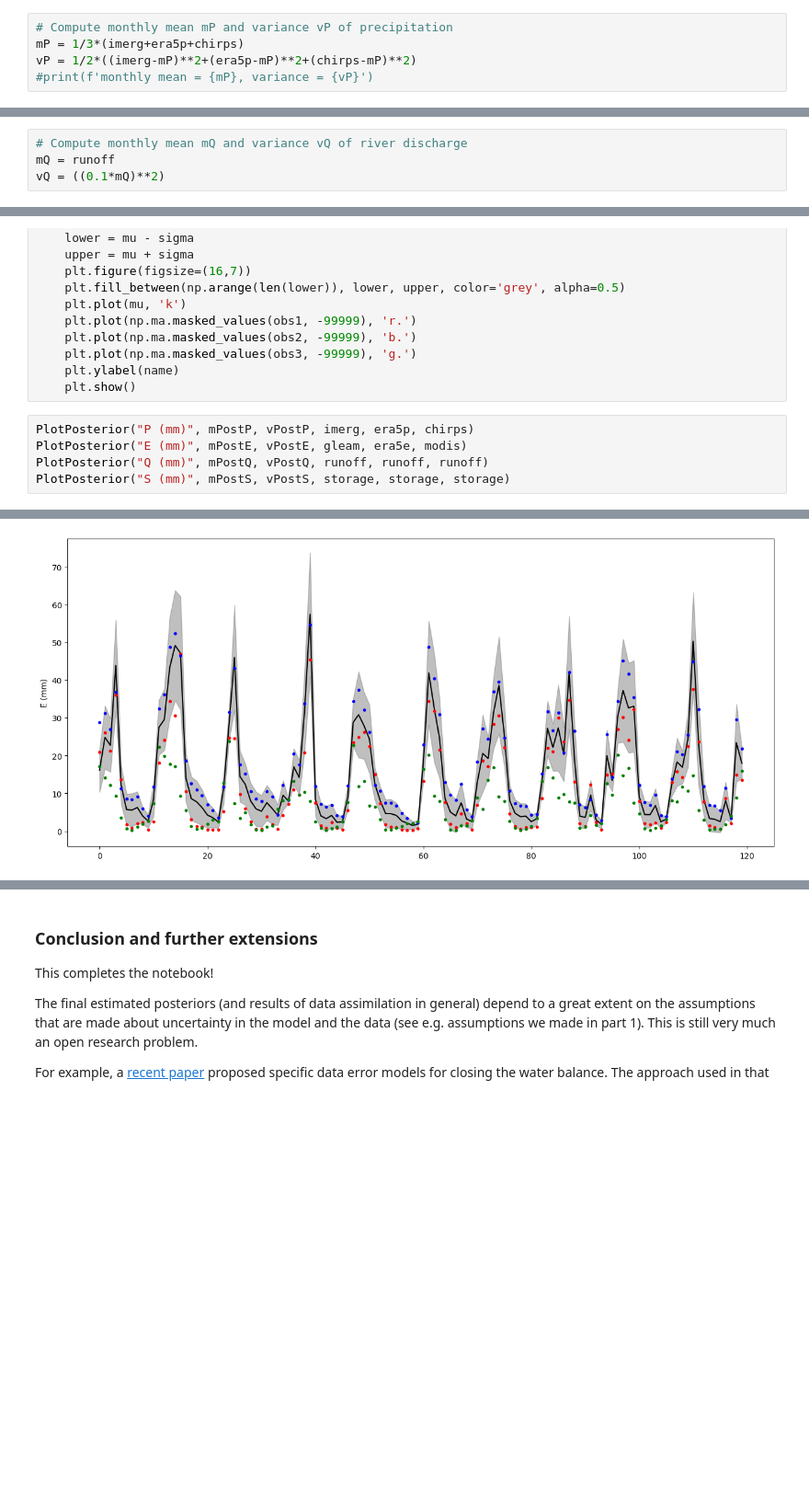
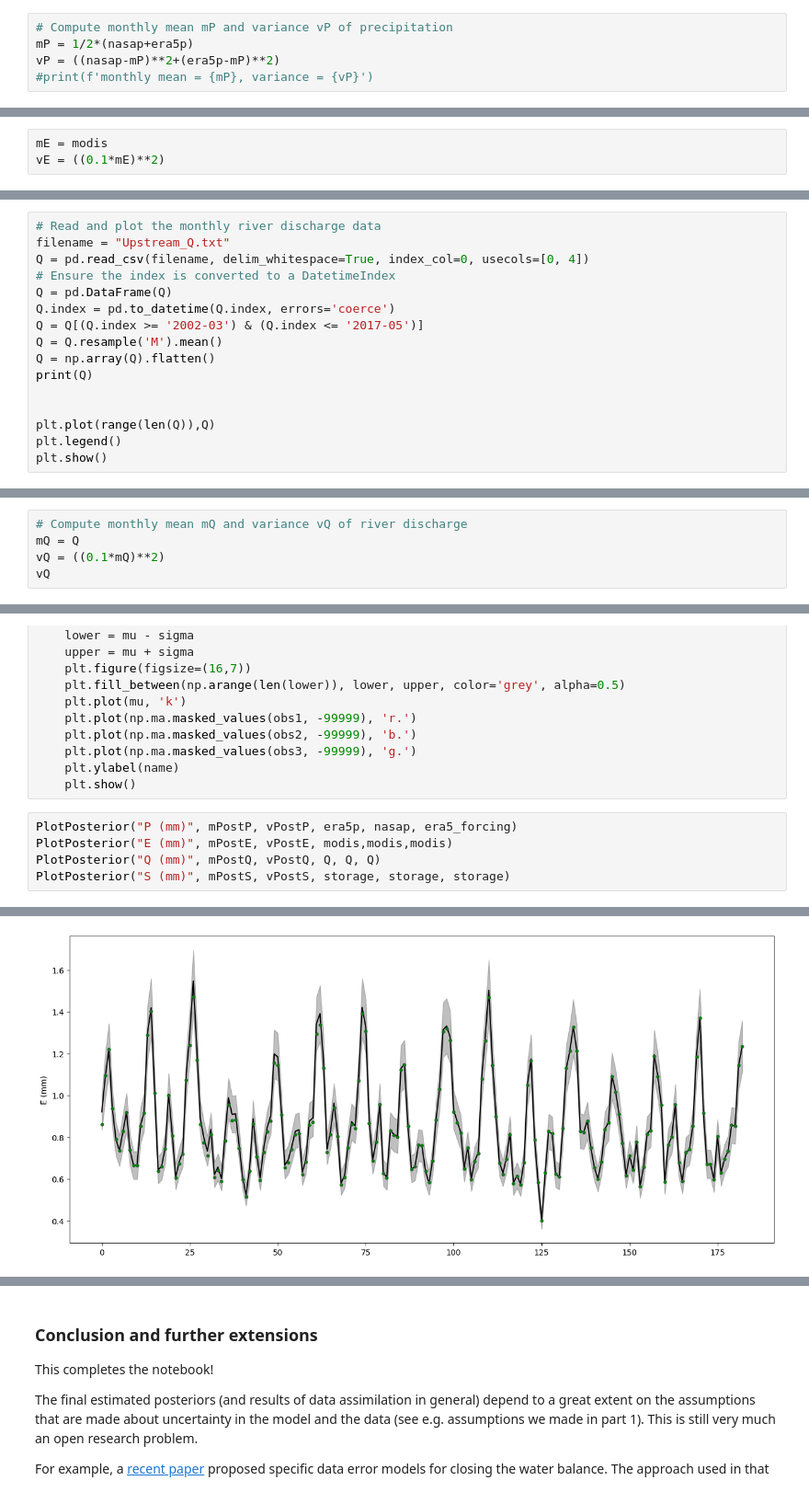
Before and after one commit to mmarrocolo/JUCARbasin, a Jupyter notebook: 2-ClosingWaterBalance1/closing_water_balance.ipynb, the cells around one changed output, grey strips where cells are left out. Shown at 92% size. Drawn from its saved outputs; the diff is of its cells as text; blank space fills up the shorter version.

```diff
--- a/2-ClosingWaterBalance1/closing_water_balance.ipynb
+++ b/2-ClosingWaterBalance1/closing_water_balance.ipynb
@@ -61,8 +100,8 @@ $$v = \frac{1}{N-1}\sum_{i=1}^N (x_i - m)^2$$
 If we apply these equations to the three precipitation datasets, we get monthly values of $m_P$ and $v_P$, which we interpret as mean and variance of a normal (Gaussian) distribution $\mathcal{N}(P|m_P, v_P)$ for the precipitation errors (uncertainty) in each month.
 # %%
 # Compute monthly mean mP and variance vP of precipitation
-mP = 1/3*(imerg+era5p+chirps)
-vP = 1/2*((imerg-mP)**2+(era5p-mP)**2+(chirps-mP)**2)
+mP = 1/2*(nasap+era5p)
+vP = ((nasap-mP)**2+(era5p-mP)**2)
 #print(f'monthly mean = {mP}, variance = {vP}')
 # %%
 # Plot monthly mean and uncertainty interval (+-sigma) of precipitation.
@@ -109,3 +165,6 @@ plt.show()
+# %%
+mE = modis
+vE = ((0.1*mE)**2)
 # %% [markdown]
 #### River discharge data
 
@@ -122,0 +172,16 @@ plt.show()
+# %%
+# Read and plot the monthly river discharge data
+filename = "Upstream_Q.txt"
+Q = pd.read_csv(filename, delim_whitespace=True, index_col=0, usecols=[0, 4])
+# Ensure the index is converted to a DatetimeIndex
+Q = pd.DataFrame(Q)
+Q.index = pd.to_datetime(Q.index, errors='coerce')
+Q = Q[(Q.index >= '2002-03') & (Q.index <= '2017-05')]
+Q = Q.resample('M').mean()
+Q = np.array(Q).flatten()
+print(Q)
+
+
+plt.plot(range(len(Q)),Q)
+plt.legend()
+plt.show()
@@ -124,5 +208,6 @@ plt.show()
 Uncertainty and errors in river discharge measurements can in principle be estimated using a rating curve error analysis. Here, we will assume a 10% relative error in each month, reflecting the common situation of greater errors for measuring larger flow rates. This assumption allows us to compute a Gaussian distribution $\mathcal{N}(Q|m_Q, v_Q)$ for river discharge uncertainty in each month, where $m_Q$ is equal to the discharge measurement (unbiased measurement) and $v_Q$ is computed from the 10% error assumption.
 # %%
 # Compute monthly mean mQ and variance vQ of river discharge
-mQ = runoff
+mQ = Q
 vQ = ((0.1*mQ)**2)
+vQ
@@ -450,8 +559,8 @@ def PlotPosterior(name, m, v, obs1, obs2, obs3):
     plt.ylabel(name)
     plt.show()
 # %%
-PlotPosterior("P (mm)", mPostP, vPostP, imerg, era5p, chirps)
-PlotPosterior("E (mm)", mPostE, vPostE, gleam, era5e, modis)
-PlotPosterior("Q (mm)", mPostQ, vPostQ, runoff, runoff, runoff)
+PlotPosterior("P (mm)", mPostP, vPostP, era5p, nasap, era5_forcing)
+PlotPosterior("E (mm)", mPostE, vPostE, modis,modis,modis)
+PlotPosterior("Q (mm)", mPostQ, vPostQ, Q, Q, Q)
 PlotPosterior("S (mm)", mPostS, vPostS, storage, storage, storage)
 # %% [output]
@@ -459 +568 @@ PlotPosterior("S (mm)", mPostS, vPostS, storage, storage, storage)
-[figure, old version]
+[figure, new version]
```
Also changed, not shown: parts of 24 cells of this notebook.
